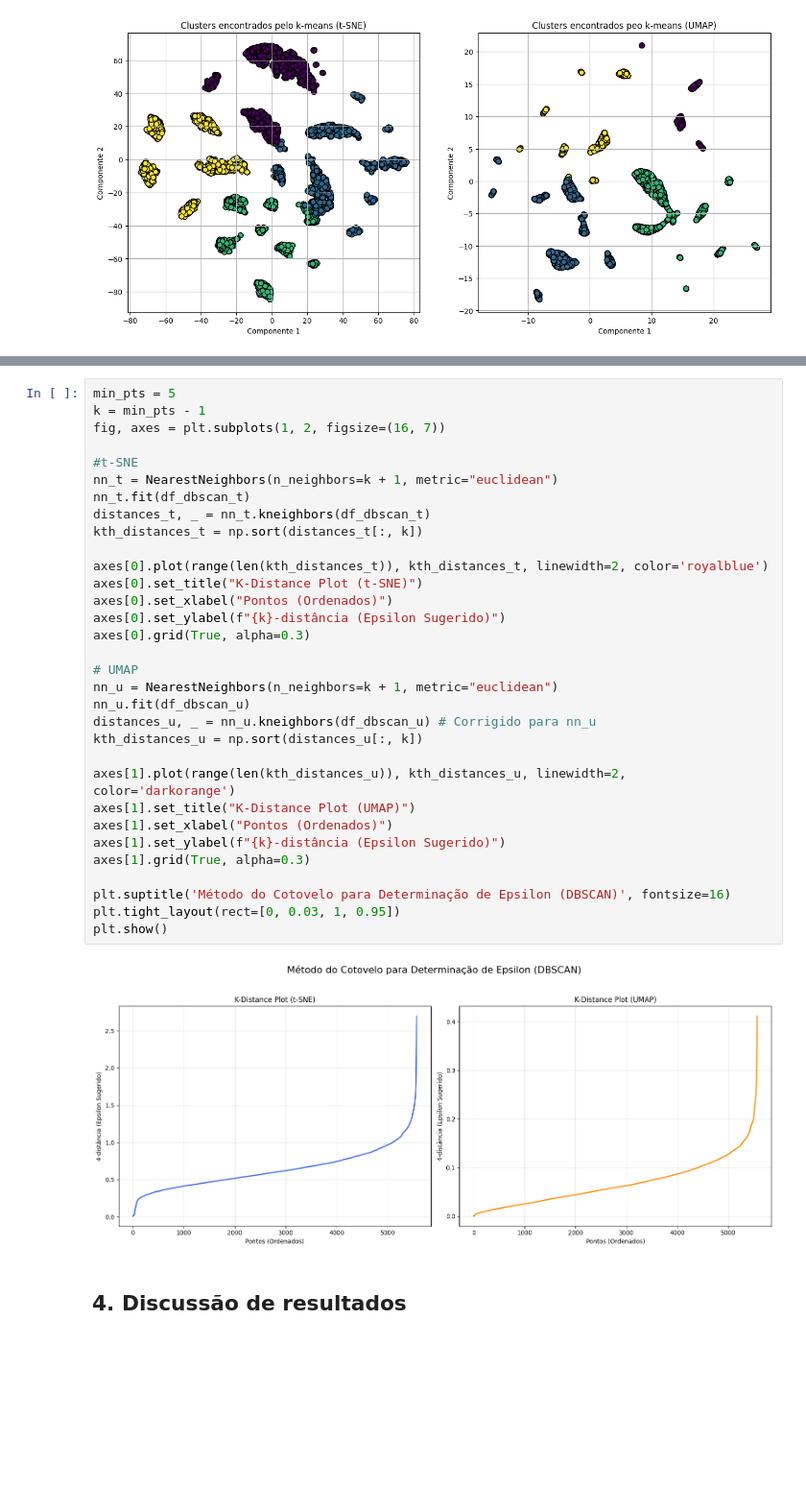
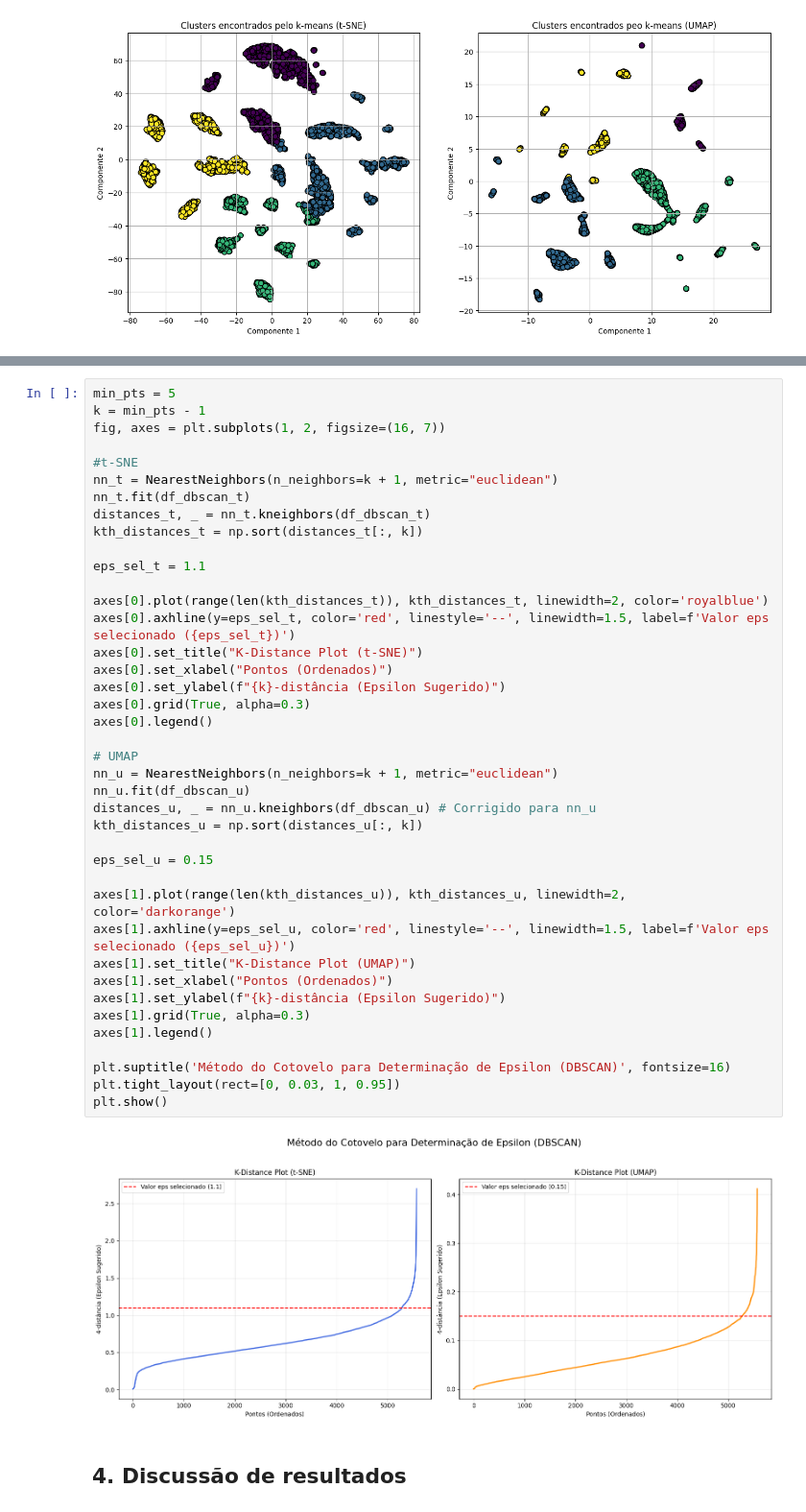
Before and after one commit to DouglaxN/project-unsupervised, a Jupyter notebook: Final/main.ipynb, the cells around one changed output, grey strips where cells are left out. Shown at 96% size. Saved outputs shown, nothing was run; the diff lists cells and outputs as text; blank space fills up the shorter version.

Commit message:
add line to mark selected eps values on k-distance plot

```diff
--- a/Final/main.ipynb
+++ b/Final/main.ipynb
@@ -445,33 +457,41 @@ k = min_pts - 1
 fig, axes = plt.subplots(1, 2, figsize=(16, 7))
 
 #t-SNE
 nn_t = NearestNeighbors(n_neighbors=k + 1, metric="euclidean")
 nn_t.fit(df_dbscan_t)
 distances_t, _ = nn_t.kneighbors(df_dbscan_t)
 kth_distances_t = np.sort(distances_t[:, k])
 
+eps_sel_t = 1.1
+
 axes[0].plot(range(len(kth_distances_t)), kth_distances_t, linewidth=2, color='royalblue')
+axes[0].axhline(y=eps_sel_t, color='red', linestyle='--', linewidth=1.5, label=f'Valor eps selecionado ({eps_sel_t})')
 axes[0].set_title("K-Distance Plot (t-SNE)")
 axes[0].set_xlabel("Pontos (Ordenados)")
 axes[0].set_ylabel(f"{k}-distância (Epsilon Sugerido)")
 axes[0].grid(True, alpha=0.3)
+axes[0].legend()
 
 # UMAP
 nn_u = NearestNeighbors(n_neighbors=k + 1, metric="euclidean")
 nn_u.fit(df_dbscan_u)
 distances_u, _ = nn_u.kneighbors(df_dbscan_u) # Corrigido para nn_u
 kth_distances_u = np.sort(distances_u[:, k])
 
+eps_sel_u = 0.15
+
 axes[1].plot(range(len(kth_distances_u)), kth_distances_u, linewidth=2, color='darkorange')
+axes[1].axhline(y=eps_sel_u, color='red', linestyle='--', linewidth=1.5, label=f'Valor eps selecionado ({eps_sel_u})')
 axes[1].set_title("K-Distance Plot (UMAP)")
 axes[1].set_xlabel("Pontos (Ordenados)")
 axes[1].set_ylabel(f"{k}-distância (Epsilon Sugerido)")
 axes[1].grid(True, alpha=0.3)
+axes[1].legend()
 
 plt.suptitle('Método do Cotovelo para Determinação de Epsilon (DBSCAN)', fontsize=16)
 plt.tight_layout(rect=[0, 0.03, 1, 0.95])
 plt.show()
 # %% [output]
-[figure, old version]
+[figure, new version]
 # %% [markdown]
 ## 4. Discussão de resultados
```
Also changed, not shown: parts of 1 cell of this notebook.
